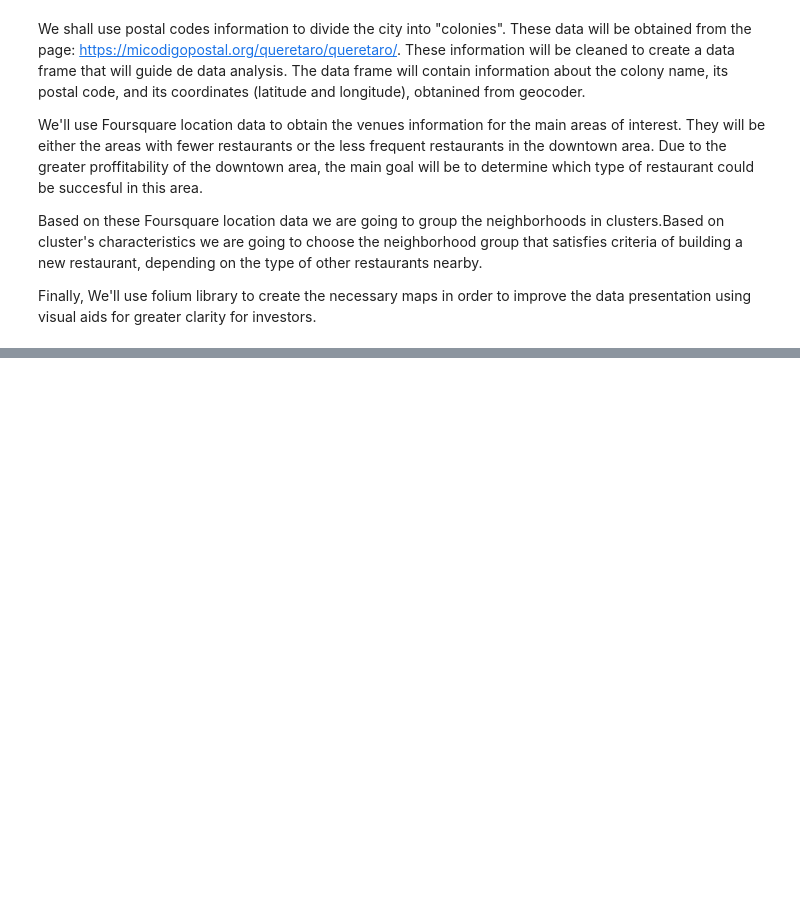
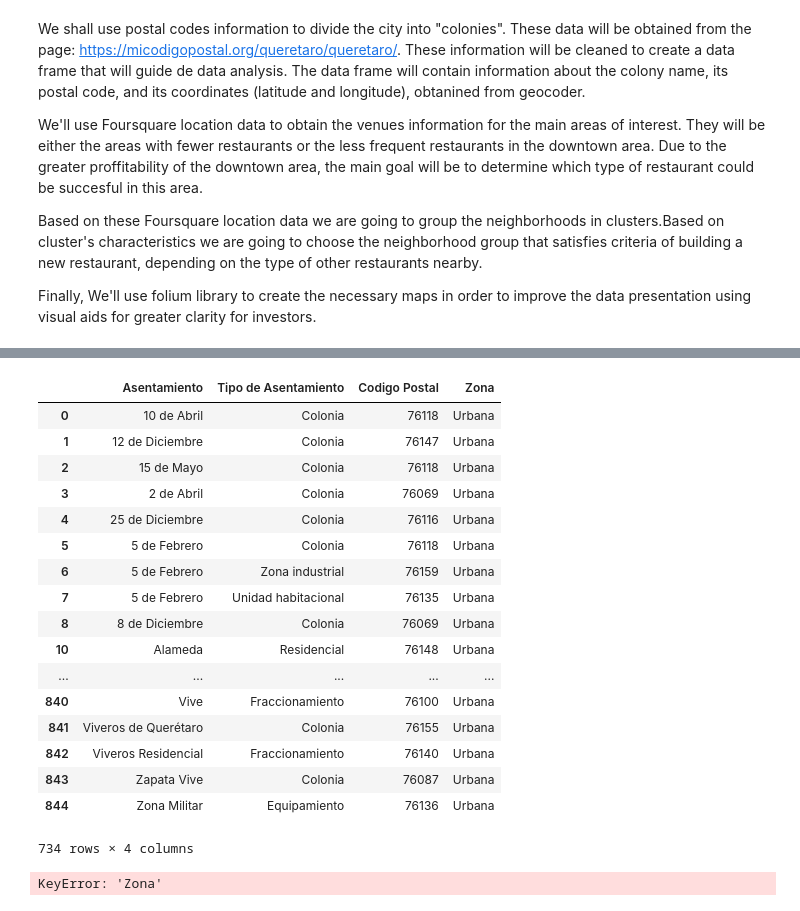
Before and after one commit to IvnOz/github_example, a Jupyter notebook: Coursera Capstone project.ipynb, the cells around one changed output, grey strips where cells are left out. Saved outputs shown, nothing was run; the diff lists cells and outputs as text; code cells hidden in the pictures; blank space fills up the shorter version.

```diff
--- a/Coursera Capstone project.ipynb
+++ b/Coursera Capstone project.ipynb
@@ -22,0 +161,29 @@ Finally, We'll use folium library to create the necessary maps in order to impro
+# %%
+#We are only intersted in urban (not rural) areas for our restaurant, so we'll delete entries from rural areas
+df=df[df.Zona=='Urbana']
+df
+# %% [output]
+|  | Asentamiento | Tipo de Asentamiento | Codigo Postal | Zona |
+| 0 | 10 de Abril | Colonia | 76118 | Urbana |
+| 1 | 12 de Diciembre | Colonia | 76147 | Urbana |
+| 2 | 15 de Mayo | Colonia | 76118 | Urbana |
+| 3 | 2 de Abril | Colonia | 76069 | Urbana |
+| 4 | 25 de Diciembre | Colonia | 76116 | Urbana |
+| 5 | 5 de Febrero | Colonia | 76118 | Urbana |
+| 6 | 5 de Febrero | Zona industrial | 76159 | Urbana |
+| 7 | 5 de Febrero | Unidad habitacional | 76135 | Urbana |
+| 8 | 8 de Diciembre | Colonia | 76069 | Urbana |
+| 10 | Alameda | Residencial | 76148 | Urbana |
+| ... | ... | ... | ... | ... |
+| 840 | Vive | Fraccionamiento | 76100 | Urbana |
+| 841 | Viveros de Querétaro | Colonia | 76155 | Urbana |
+| 842 | Viveros Residencial | Fraccionamiento | 76140 | Urbana |
+| 843 | Zapata Vive | Colonia | 76087 | Urbana |
+| 844 | Zona Militar | Equipamiento | 76136 | Urbana |
+734 rows × 4 columns
+# %%
+#Now the last column is useless, since every entry is the same, so we'll drop that too
+del df['Zona']
+df
+# %% [output]
+KeyError: 'Zona'
```
Also changed, not shown: parts of 43 cells of this notebook.
